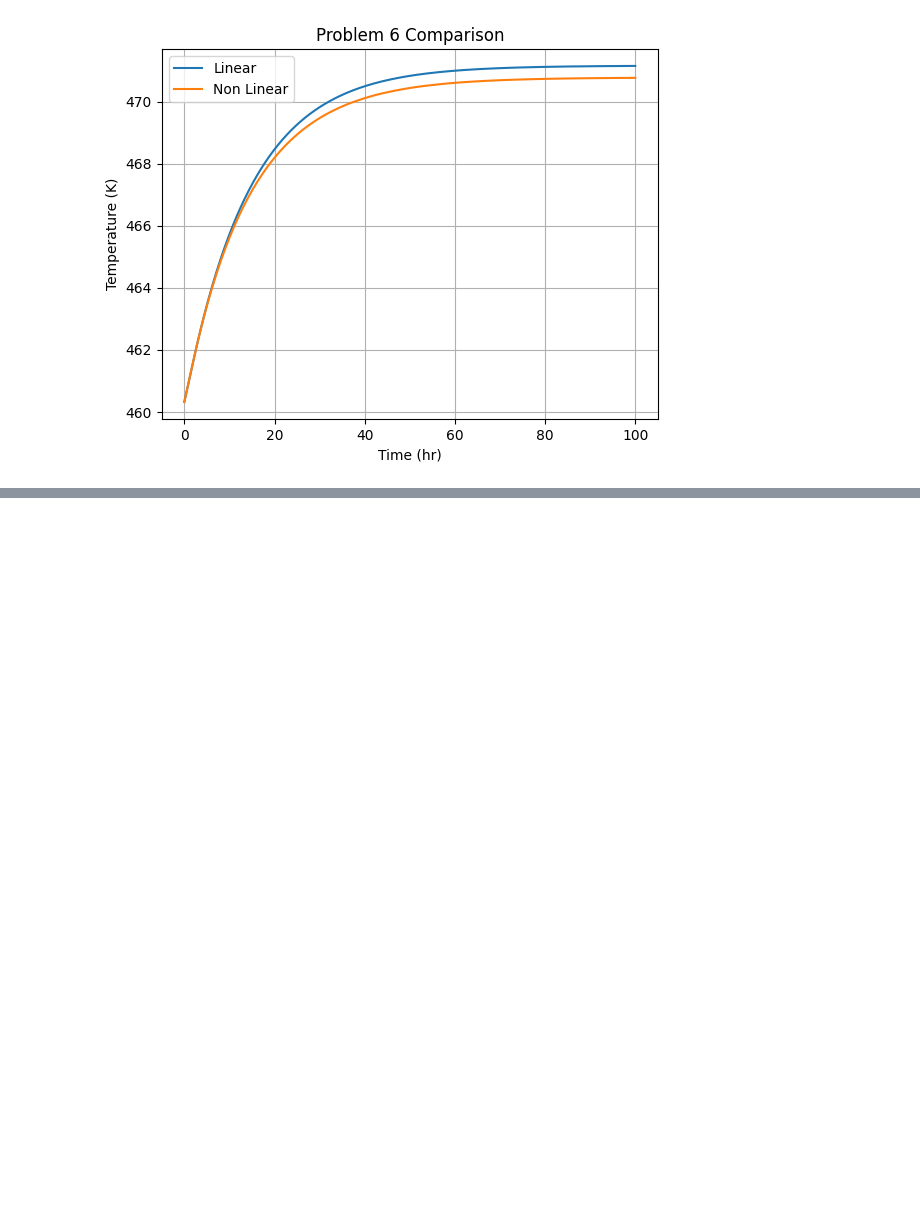
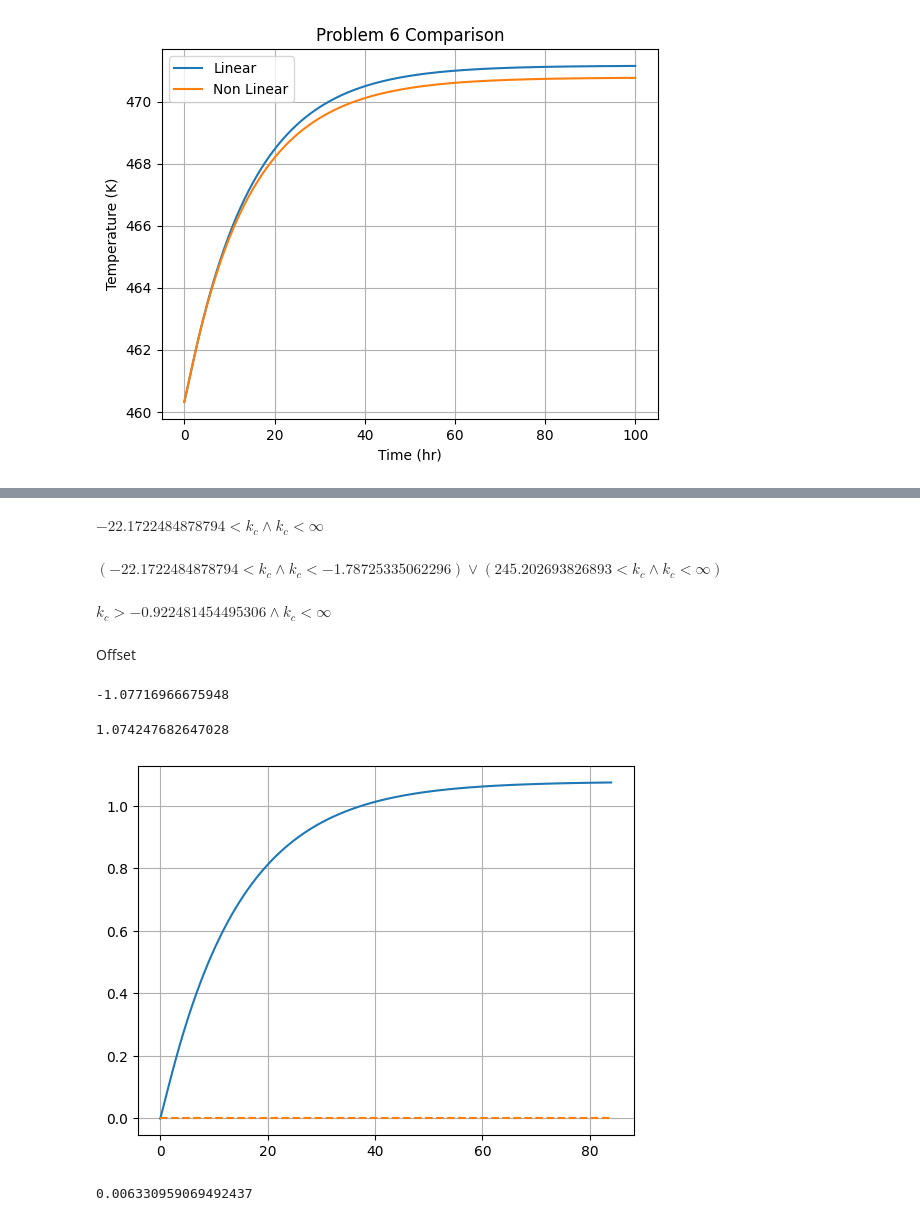
Before and after one commit to nibhscripta/461-Project, a Jupyter notebook: python_workbook.ipynb, the cells around one changed output, grey strips where cells are left out. Cells and saved outputs as stored; diff of their text form; code cells hidden in the pictures; blank space fills up the shorter version.

```diff
--- a/python_workbook.ipynb
+++ b/python_workbook.ipynb
@@ -282,0 +370,32 @@ plt.grid(which='both', axis='both')
+# %%
+solve(a_1 > 0, k_c)
+# %% [output]
+$\displaystyle -22.1722484878794 < k_{c} \wedge k_{c} < \infty$
+# %%
+solve(B_1 > 0, k_c)
+# %% [output]
+$\displaystyle \left(-22.1722484878794 < k_{c} \wedge k_{c} < -1.78725335062296\right) \vee \left(245.202693826893 < k_{c} \wedge k_{c} < \infty\right)$
+# %%
+solve(C_1 > 0, k_c)
+# %% [output]
+$\displaystyle k_{c} > -0.922481454495306 \wedge k_{c} < \infty$
+# %% [markdown]
+Offset
+# %%
+data['p_10']['disturbance_offset']
+# %% [output]
+-1.07716966675948
+# %%
+plt.plot(data['p_10']['disturbance_response']['t'], data['p_10']['disturbance_response']['y'])
+zero_t_vals = [data['p_10']['disturbance_response']['t'][0], data['p_10']['disturbance_response']['t'][-1]]
+zero_y_vals = [0, 0]
+plt.plot(zero_t_vals, zero_y_vals, '--')
+plt.grid(which='both', axis='both')
+data['p_10']['disturbance_response']['y'][-1]
+# %% [output]
+1.074247682647028
+[figure, added]
+# %%
+data['p_10']['set_point_offset']
+# %% [output]
+0.006330959069492437
```
Also changed, not shown: parts of 21 cells of this notebook, 9 other files.
